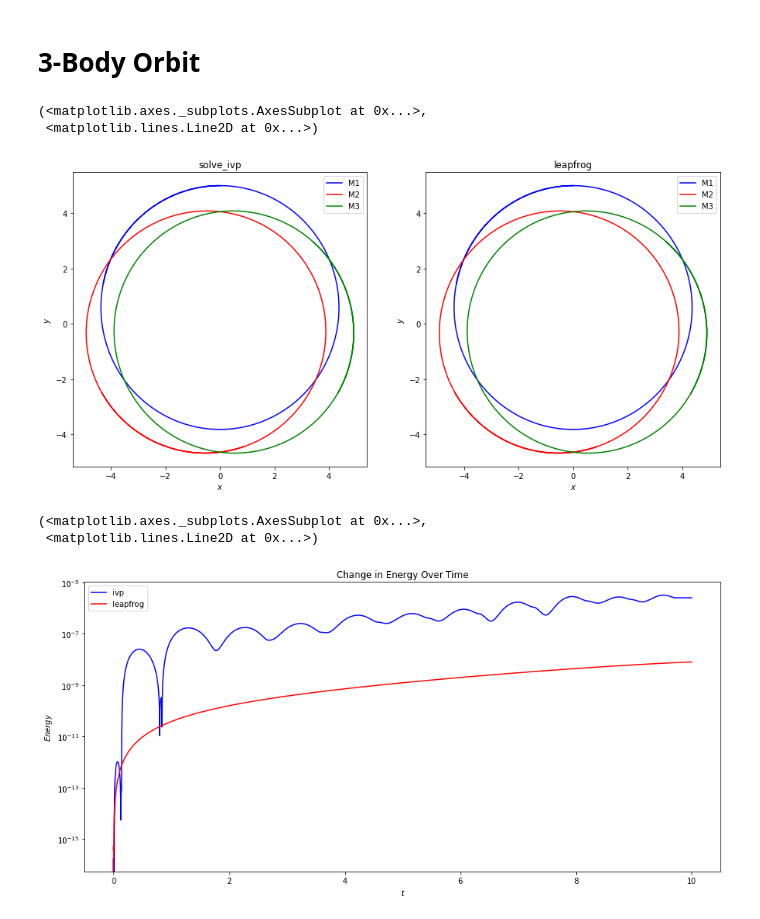
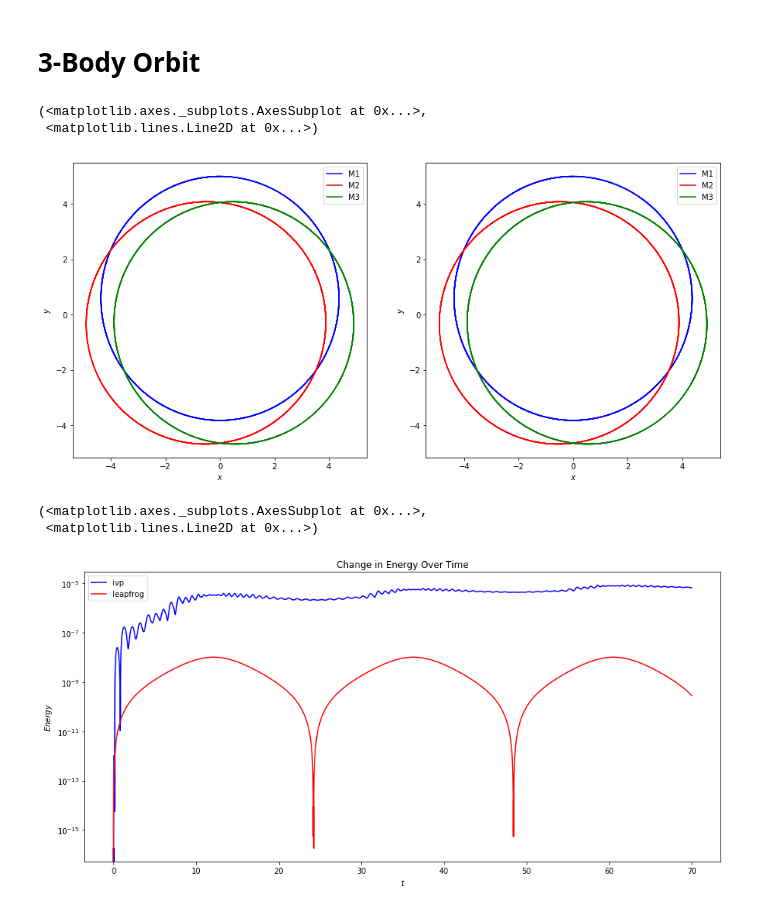
Before and after one commit to Bensipe01/5300_final, a Jupyter notebook: Orbits.ipynb, the cells around one changed output. Drawn from its saved outputs; the diff is of its cells as text; code cells hidden in the pictures.

```diff
--- a/Orbits.ipynb
+++ b/Orbits.ipynb
@@ -426,7 +426,7 @@ myorbit3 = orbits3(m1=m1,m2=m2,m3=m3,G=G)
 
 #create t-pts array
 t_start = 0.
-t_end = 30.
+t_end = 70.
 delta_t = 0.001
 
 t_pts = np.arange(t_start, t_end+delta_t, delta_t)
@@ -477,39 +477,37 @@ plot_y_vs_x(Tx1com[start : stop], Ty1com[start : stop],
             axis_labels=phi_vs_time_labels,
             color='blue',
             label='M1',
-            title = 'solve_ivp',
             ax=ax_4)
 plot_y_vs_x(Tx2com[start : stop], Ty2com[start : stop],
             axis_labels=phi_vs_time_labels,
             color='red',
             label='M2',
             ax=ax_4)
 plot_y_vs_x(Tx3com[start : stop], Ty3com[start : stop],
             axis_labels=phi_vs_time_labels,
             color='green',
             label='M3',
             ax=ax_4)
 
 plot_y_vs_x(TLx1com[start : stop], TLy1com[start : stop],
             axis_labels=phi_vs_time_labels,
             color='blue',
             label='M1',
-            title = 'leapfrog',
             ax=ax_5)
 plot_y_vs_x(TLx2com[start : stop], TLy2com[start : stop],
             axis_labels=phi_vs_time_labels,
             color='red',
             label='M2',
             ax=ax_5)
 plot_y_vs_x(TLx3com[start : stop], TLy3com[start : stop],
             axis_labels=phi_vs_time_labels,
             color='green',
             label='M3',
             ax=ax_5)
 # %% [output]
 (<matplotlib.axes._subplots.AxesSubplot at 0x...>,
  <matplotlib.lines.Line2D at 0x...>)
-[figure, old version]
+[figure, new version]
 # %%
 #Calculate the change in energy of both diff eq solutions
 Tenergyleapfrog = myorbit3.energy(t_pts,TLx1,TLx1dot,TLy1,TLy1dot,TLx2,TLx2dot,TLy2,TLy2dot,TLx3,TLx3dot,TLy3,TLy3dot)
@@ -541,4 +539,4 @@ plot_y_vs_x(t_pts[start : stop], TeLFrel[start : stop],
 # %% [output]
 (<matplotlib.axes._subplots.AxesSubplot at 0x...>,
  <matplotlib.lines.Line2D at 0x...>)
-[figure, old version]
+[figure, new version]
```
Also changed, not shown: parts of 1 cell of this notebook.
